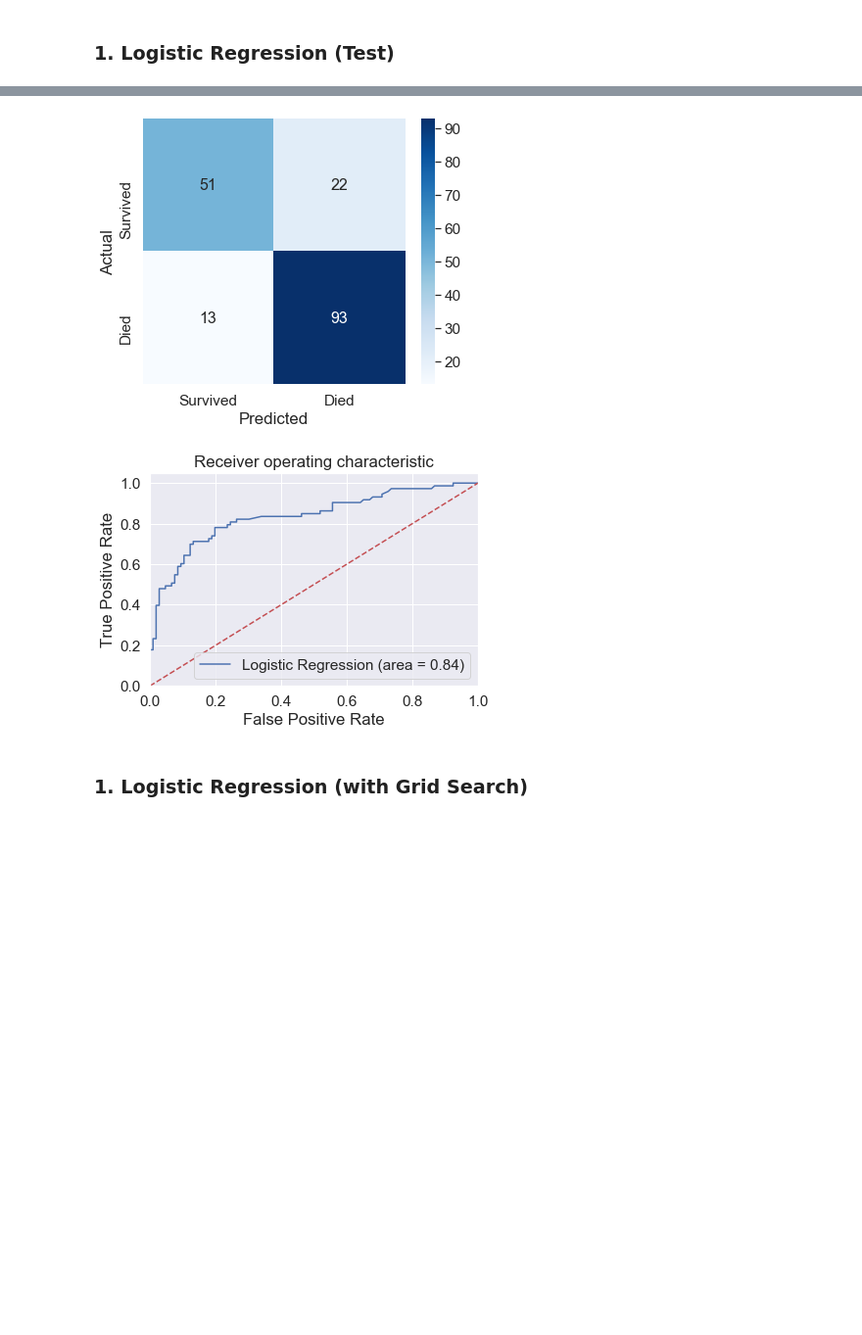
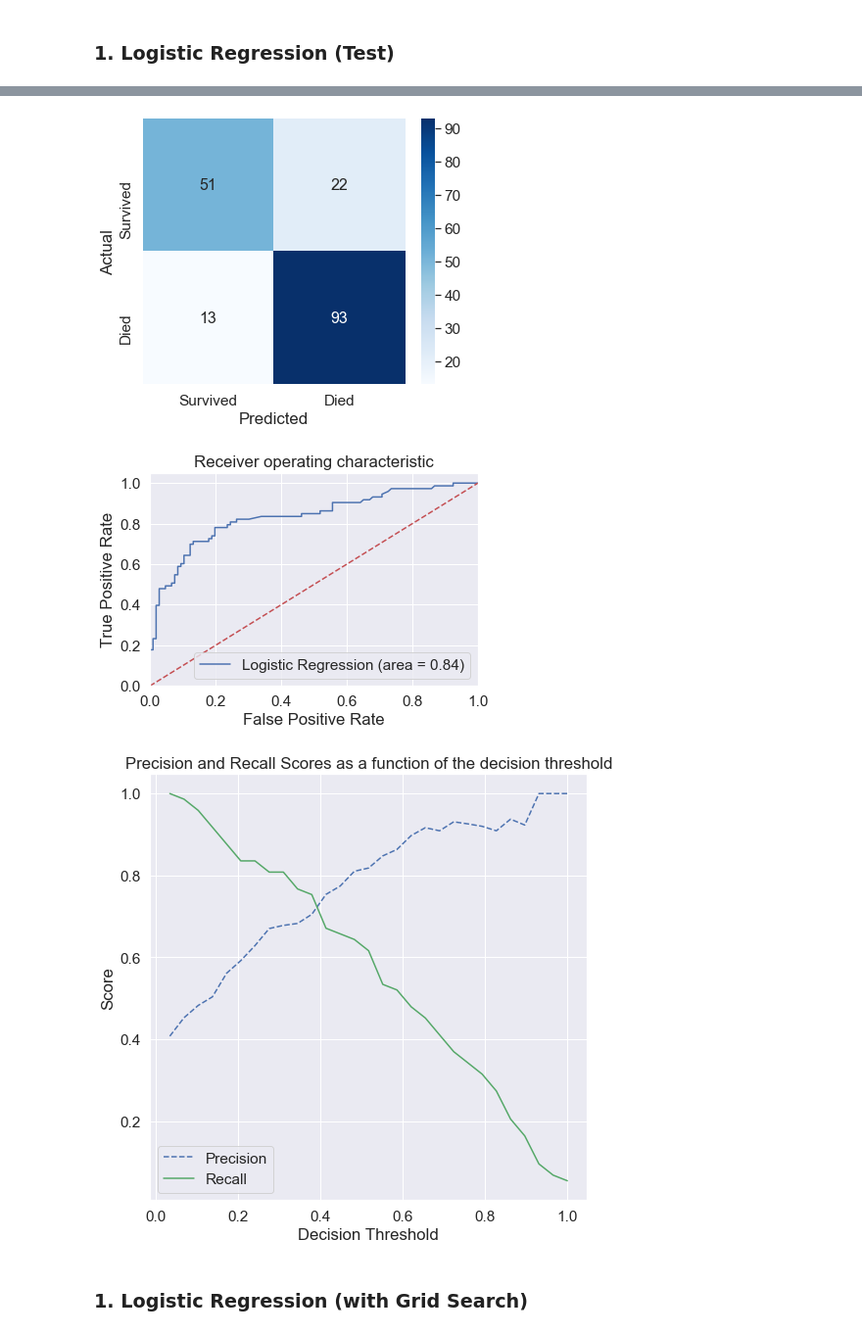
Before and after one commit to dexterch91/CA1-ML-Submission, a Jupyter notebook: CA1-Dexter Chew.ipynb, the cells around one changed output, grey strips where cells are left out. Shown at 98% size. Drawn from its saved outputs; the diff is of its cells as text; code cells hidden in the pictures; blank space fills up the shorter version.

Commit message:
Model Evaluation

```diff
--- a/CA1-Dexter Chew.ipynb
+++ b/CA1-Dexter Chew.ipynb
@@ -823,8 +825,28 @@ X_train, X_test, y_train, y_test = train_test_split(X, y, test_size=0.2, random_
 # %%
+def plot_precision_recall_vs_threshold(precisions, recalls, thresholds):
+    """
+    Modified from:
+    Hands-On Machine learning with Scikit-Learn
+    and TensorFlow; p.89
+    """
+    plt.figure(figsize=(8, 8))
+    plt.title("Precision and Recall Scores as a function of the decision threshold")
+    plt.plot(thresholds, precisions[:-1], "b--", label="Precision")
+    plt.plot(thresholds, recalls[:-1], "g-", label="Recall")
+    plt.ylabel("Score")
+    plt.xlabel("Decision Threshold")
+    plt.legend(loc='best')
 
 #Model Evaluation Function
-def modelEval(model,y_test,X_test,name):
-    y_hat=model.predict(X_test)
+def modelEval(model,y_test,X_test,name,threshold=None):
+    if threshold == None:
+        y_hat=model.predict(X_test)
+        print("Threshold is default at 0.5")
+    else:
+        y_scores = model.predict_proba(X_test)[:, 1]
+        y_pred_with_threshold = (y_scores >= threshold).astype(int)
+        y_hat=y_pred_with_threshold
+        print("Threshold is manually set at: {}".format(threshold))
     # evaluate model for test set
     class_names=["Survived","Died"]
     cm = confusion_matrix(y_test, y_hat, labels=[1,0])
@@ -837,13 +859,16 @@ def modelEval(model,y_test,X_test,name):
 
     # Accuracy score for test set
     score = accuracy_score(y_test, y_hat)
+    f1Score = f1_score(y_test, y_hat)
     print("Accuracy (Test): {:.2f}%".format(score*100))
+    print("F1-Score (Test): {:.2f}".format(f1Score))
 
     probs = model.predict_proba(X_test)
     preds = probs[:,1]
     fpr, tpr, threshold = roc_curve(y_test, preds)
     roc_auc = auc(fpr, tpr)
 
+    #Plotting ROC Curve
     plt.figure()
     plt.plot(fpr, tpr, label='{} (area = {:.2f})'.format(name,roc_auc))
     plt.plot([0, 1], [0, 1],'r--')
@@ -855,4 +880,9 @@ def modelEval(model,y_test,X_test,name):
     plt.legend(loc="lower right")
     plt.savefig('Log_ROC')
     plt.show()
-    return score
+
+    #Illustrating the decision threshold impact on precision and recall
+    y_scores = best_model.predict_proba(X_test)[:, 1]
+    p, r, thresholds = precision_recall_curve(y_test, y_scores)
+    plot_precision_recall_vs_threshold(p, r, thresholds)
+    return score,f1Score
@@ -948,7 +980,7 @@ columns = get_feature_names(preprocessor)
 print(columns)
 
 #0. Variable Model (To Change)
-LogReg=modelEval(pipeline,y_test,X_test,model_name)
+LogReg,LogRegf1=modelEval(pipeline,y_test,X_test,model_name)
 # %% [output]
 Accuracy (Training): 80.45%
 ['num__SibSp', 'num__Fare', 'num__Parch', 'cat__x0_female', 'cat__x0_male', 'cat__x1_1', 'cat__x1_2', 'cat__x1_3', 'cat__x2_Adults', 'cat__x2_Children', 'cat__x3_High', 'cat__x3_Low', 'cat__x4_ Capt', ...
@@ -956,5 +990,6 @@ Accuracy (Test): 80.45%
 [figure]
 [figure]
+[figure, added]
 # %% [markdown]
 ### 1. Logistic Regression (with Grid Search)
 # %%
```
Also changed, not shown: parts of 14 cells of this notebook, 1 other file.
